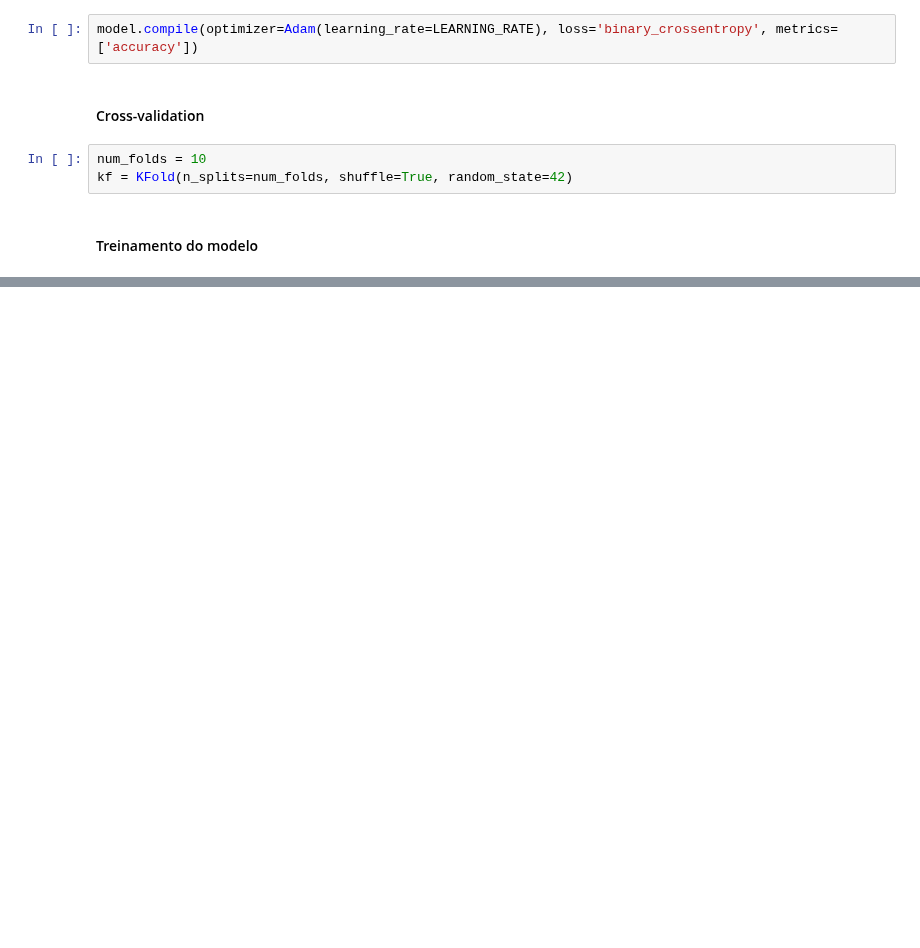
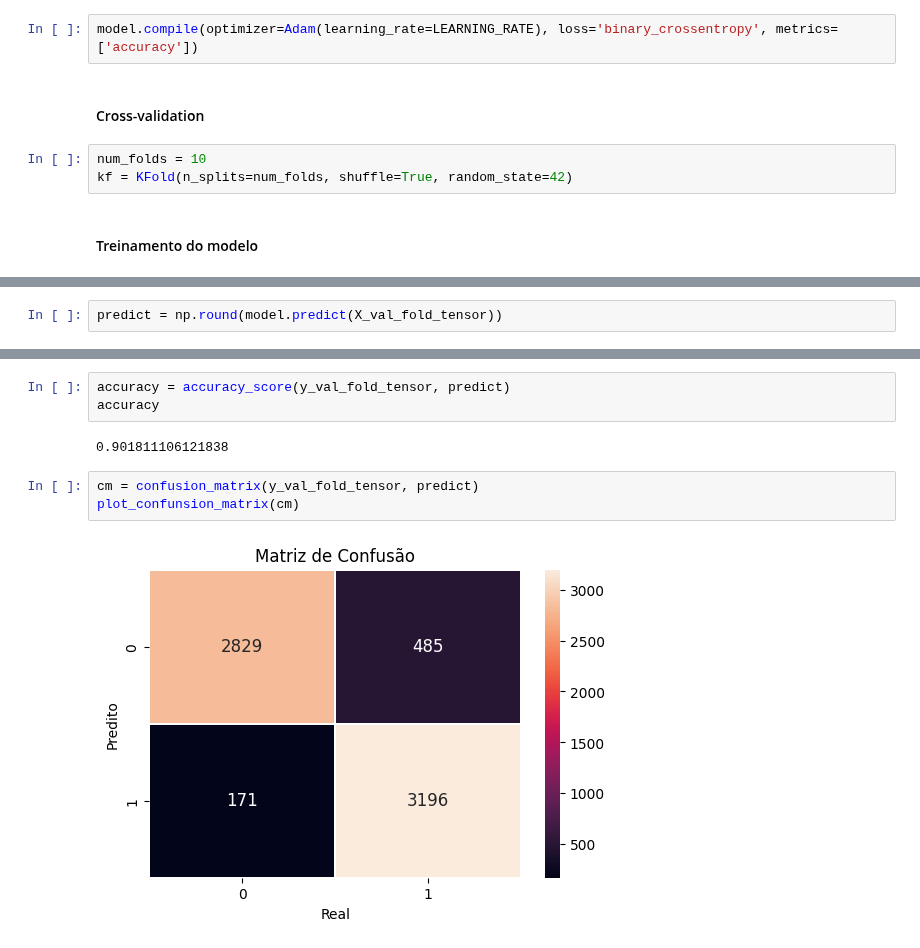
Before and after one commit to brugnaro2022/nlp, a Jupyter notebook: 09_tlm_gran_fb2_mlp.ipynb, the cells around one changed output, grey strips where cells are left out. Cells and saved outputs as stored; diff of their text form; blank space fills up the shorter version.

```diff
--- a/09_tlm_gran_fb2_mlp.ipynb
+++ b/09_tlm_gran_fb2_mlp.ipynb
@@ -240,0 +357,2 @@ test_loss, test_accuracy = model.evaluate(X_test_tensor, y_test_tensor)
+# %%
+predict = np.round(model.predict(X_val_fold_tensor))
@@ -240,0 +361,10 @@ test_loss, test_accuracy = model.evaluate(X_test_tensor, y_test_tensor)
+# %%
+accuracy = accuracy_score(y_val_fold_tensor, predict)
+accuracy
+# %% [output]
+0.901811106121838
+# %%
+cm = confusion_matrix(y_val_fold_tensor, predict)
+plot_confunsion_matrix(cm)
+# %% [output]
+[figure, added]
```
Also changed, not shown: parts of 18 cells of this notebook, 34 other files.
